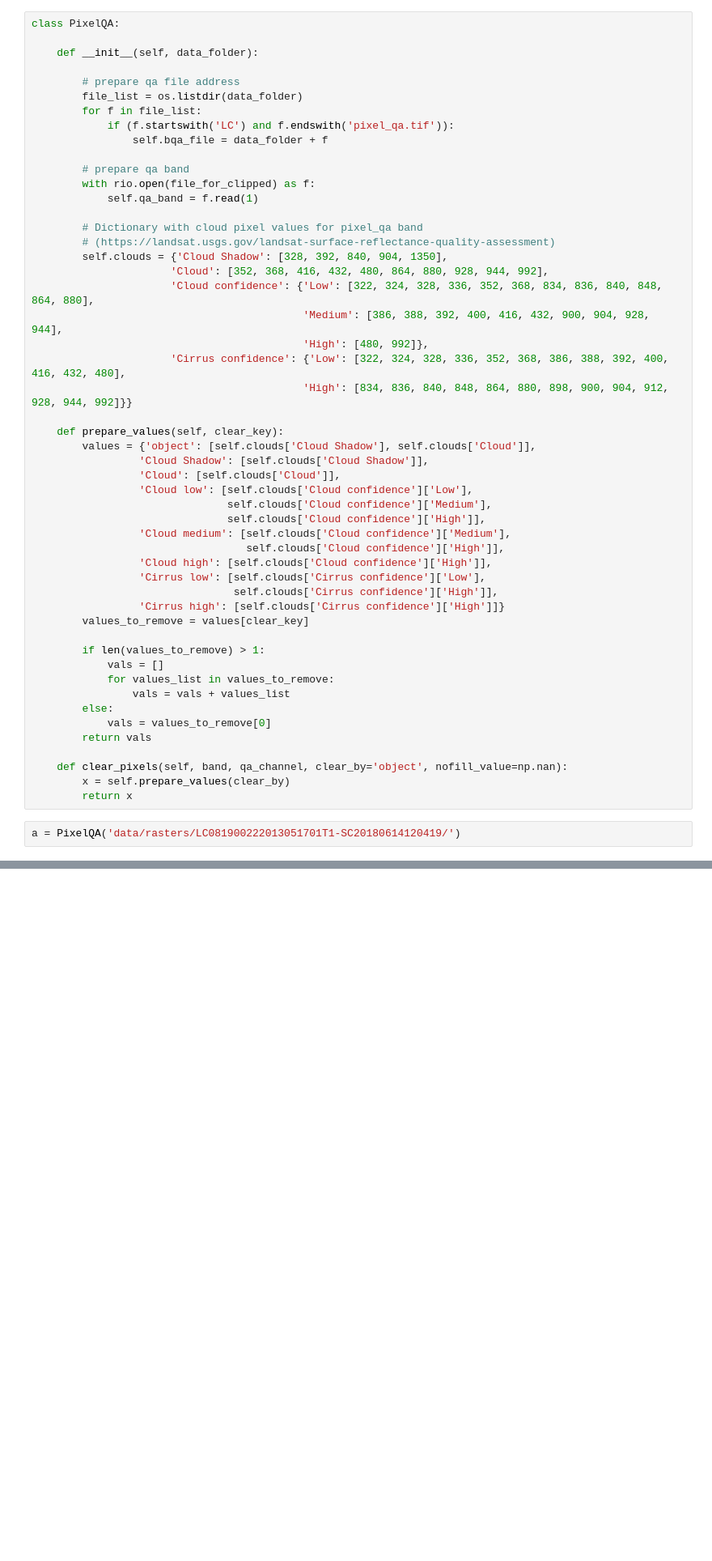
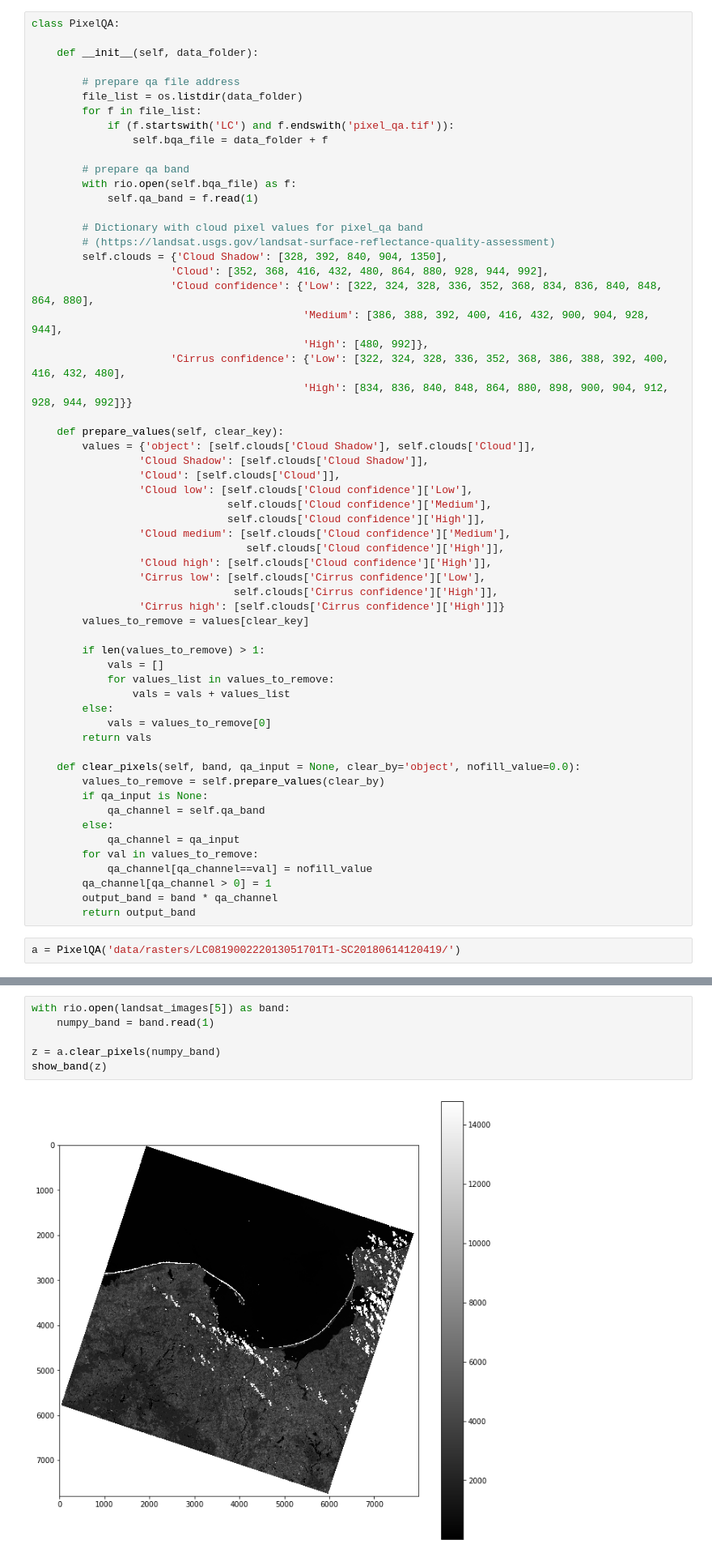
Before and after one commit to feleHaile/projections-clouds-and-Gdansk-Bay, a Jupyter notebook: bq.ipynb, the cells around one changed output, grey strips where cells are left out. Shown: that part at 81% size. Cells and saved outputs as stored; diff of their text form; blank space fills up the shorter version.

Commit message:
bad pixels removal added

```diff
--- a/bq.ipynb
+++ b/bq.ipynb
@@ -239,7 +239,7 @@ class PixelQA:
                 self.bqa_file = data_folder + f
 
         # prepare qa band
-        with rio.open(file_for_clipped) as f:
+        with rio.open(self.bqa_file) as f:
             self.qa_band = f.read(1)
 
         # Dictionary with cloud pixel values for pixel_qa band
@@ -275,8 +275,16 @@ class PixelQA:
             vals = values_to_remove[0]
         return vals
 
-    def clear_pixels(self, band, qa_channel, clear_by='object', nofill_value=np.nan):
-        x = self.prepare_values(clear_by)
-        return x
+    def clear_pixels(self, band, qa_input = None, clear_by='object', nofill_value=0.0):
+        values_to_remove = self.prepare_values(clear_by)
+        if qa_input is None:
+            qa_channel = self.qa_band
+        else:
+            qa_channel = qa_input
+        for val in values_to_remove:
+            qa_channel[qa_channel==val] = nofill_value
+        qa_channel[qa_channel > 0] = 1
+        output_band = band * qa_channel
+        return output_band
 # %%
 a = PixelQA('data/rasters/LC081900222013051701T1-SC20180614120419/')
@@ -287,0 +291,8 @@ z
+# %%
+with rio.open(landsat_images[5]) as band:
+    numpy_band = band.read(1)
+
+z = a.clear_pixels(numpy_band)
+show_band(z)
+# %% [output]
+[figure, added]
```
Also changed, not shown: parts of 4 cells of this notebook.
